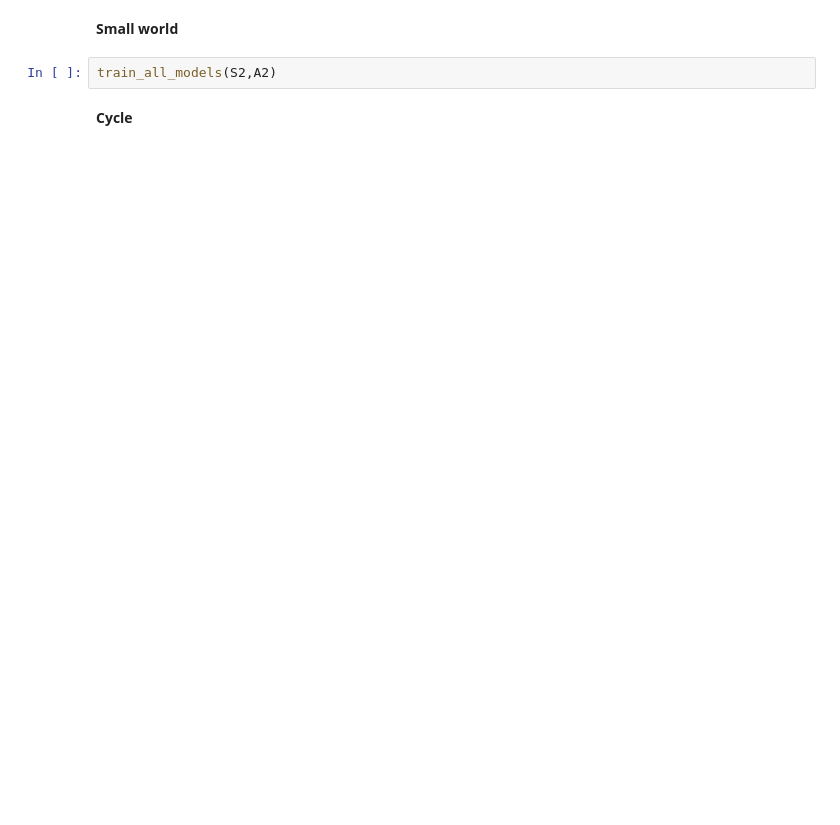
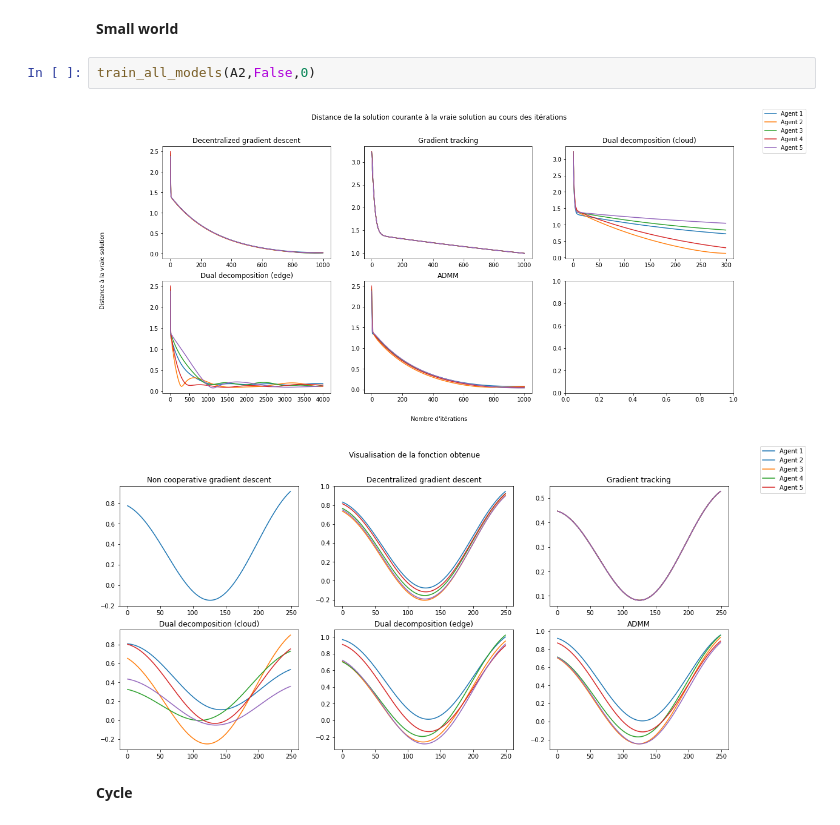
Before and after one commit to Theo-Morvan/Cooperative-Optimization, a Jupyter notebook: Cooperative_kernel_regression.ipynb, the cells around one changed output. Saved outputs shown, nothing was run; the diff lists cells and outputs as text; blank space fills up the shorter version.

```diff
--- a/Cooperative_kernel_regression.ipynb
+++ b/Cooperative_kernel_regression.ipynb
@@ -629,7 +847,10 @@ train_all_models(S1,A1)
 # %% [markdown]
 **Small world**
 # %%
-train_all_models(S2,A2)
+train_all_models(A2,False,0)
+# %% [output]
+[figure, added]
+[figure, added]
 # %% [markdown]
 **Cycle**
 # %%
```
Also changed, not shown: parts of 24 cells of this notebook.
